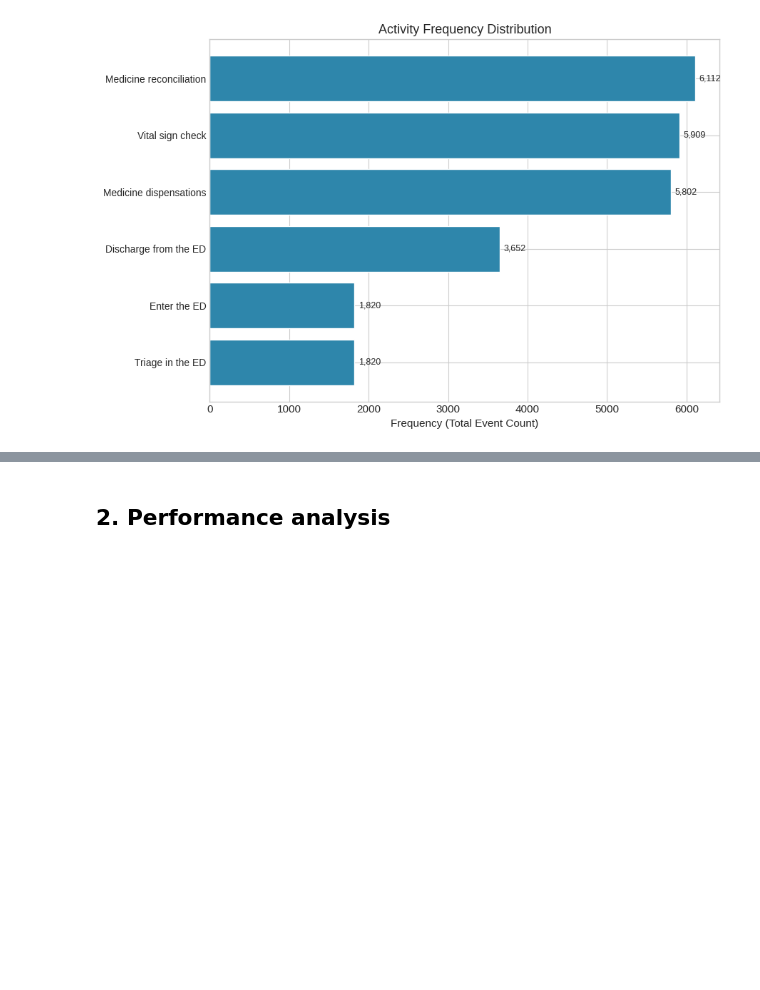
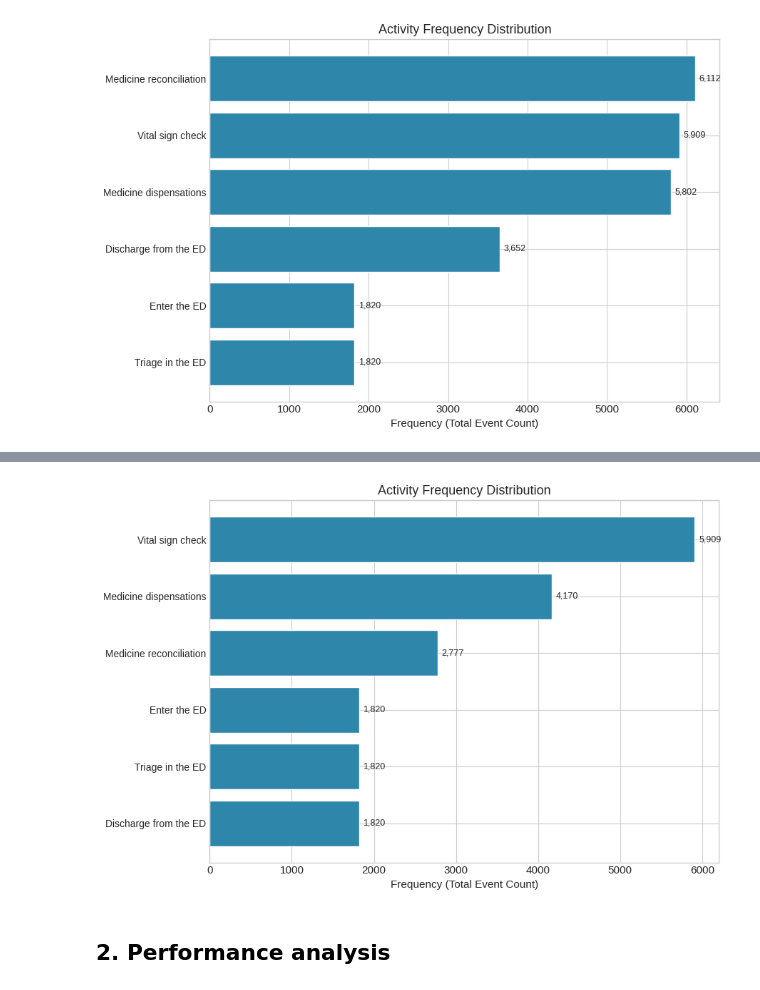
Before and after one commit to Farzad-RK/ERDepartmentProcessMining, a Jupyter notebook: main.ipynb, the cells around one changed output, grey strips where cells are left out. Cells and saved outputs as stored; diff of their text form; code cells hidden in the pictures; blank space fills up the shorter version.

```diff
--- a/main.ipynb
+++ b/main.ipynb
@@ -183,3 +245,8 @@ plot_activity_frequency(complete_log)
+# %%
+from data_validation import plot_activity_frequency
+plot_activity_frequency(aggregated_log)
+# %% [output]
+[figure, added]
 # %% [markdown]
 ## 2. Performance analysis
 # %%
```
Also changed, not shown: parts of 20 cells of this notebook.
